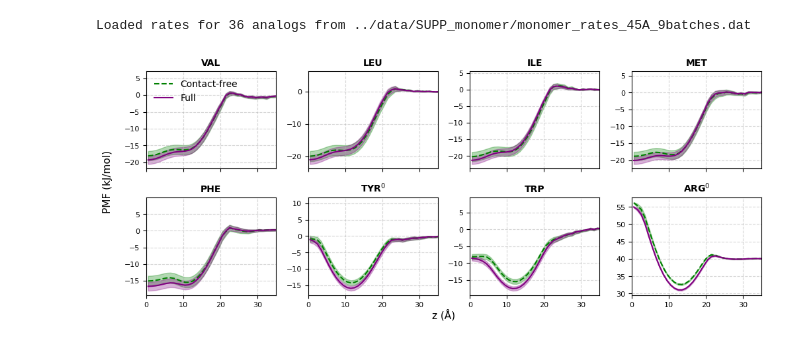
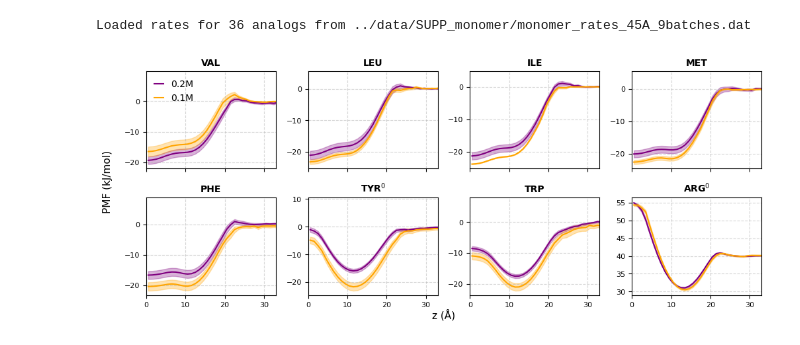
Before and after one commit to patricklague/Bories_and_Lague_2025, a Jupyter notebook: figures/scripts/FigureS7_plot.ipynb, the cells around one changed output. Saved outputs shown, nothing was run; the diff lists cells and outputs as text; code cells hidden in the pictures.

```diff
--- a/figures/scripts/FigureS7_plot.ipynb
+++ b/figures/scripts/FigureS7_plot.ipynb
@@ -30,6 +30,7 @@ import matplotlib.pyplot as plt
 import matplotlib.ticker as ticker
 import numpy as np
 import pandas as pd
+import os
 
 PMF_TOTAL = '../data/pmf_data/total'
 PMF_MONO = '../data/pmf_data/monomer_4.5A'
@@ -52,14 +53,17 @@ def get_ref_per_acid(acid):
         zero_ref=0
     return zero_ref
 
-def load_pmf_batches(acid, pmf_dir):
+def load_pmf_batches(acid, pmf_dir, conc=0.2):
     """
     Load PMF from 3 trajectory files (each with 3 batch columns),
     compute mean + SE over 9 batches. PMF is symmetrized (z >= 0).
     """
     batch_data = []
     for traj in [1, 2, 3]:
-        filepath = os.path.join(pmf_dir, acid.lower(), f'trajectory{traj}.dat')
+        if conc==0.2:
+            filepath = os.path.join(pmf_dir, acid.lower(), f'trajectory{traj}.dat')
+        elif conc==0.1:
+            filepath = os.path.join(pmf_dir, acid.lower()+"-1", f'trajectory{traj}.dat')
         if not os.path.isfile(filepath):
             continue
         df = pd.read_csv(filepath, sep=r'\s+')
@@ -104,6 +108,7 @@ def plot_pmf_mono_vs_total_45A_grid(acid_list, label_list, name, titrable=False,
         ax = axes_flat[idx]
 
         data_total = load_pmf_batches(acid, PMF_TOTAL)
+        data_total1 = load_pmf_batches(acid, PMF_TOTAL, conc=0.1)
         data_mono = load_pmf_batches(acid, PMF_MONO)
 
         if titrable:
@@ -112,42 +117,48 @@ def plot_pmf_mono_vs_total_45A_grid(acid_list, label_list, name, titrable=False,
             correction = 0
         if data_mono is not None:
             x_m, y_m, e_m = data_mono['z'], data_mono['PMF_mean'] + correction, data_mono['std_error']
-            ax.fill_between(x_m, y_m - e_m, y_m + e_m, alpha=0.3, color='green')
-            ax.plot(x_m, y_m, label='Contact-free', lw=1.5, color='green', linestyle='--')
+            #ax.fill_between(x_m, y_m - e_m, y_m + e_m, alpha=0.3, color='green')
+            #ax.plot(x_m, y_m, label='Contact-free', lw=1.5, color='green', linestyle='--')
             #print(e_m)
 
         if data_total is not None:
             x_t, y_t, e_t = data_total['z'], data_total['PMF_mean'] + correction, data_total['std_error']
             ax.fill_between(x_t, y_t - e_t, y_t + e_t, alpha=0.3, color='purple')
-            ax.plot(x_t, y_t, label='Full', lw=1.5, color='purple')
+            ax.plot(x_t, y_t, label='0.2M', lw=1.5, color='purple')
             #print(e_t)
 
+        if data_total1 is not None:
+            x_t1, y_t1, e_t1 = data_total1['z'], data_total1['PMF_mean'] + correction, data_total1['std_error']
+            ax.fill_between(x_t1, y_t1 - e_t1, y_t1 + e_t1, alpha=0.3, color='orange')
+            ax.plot(x_t1, y_t1, label='0.1M', lw=1.5, color='orange')
+            #print(e_t1)
 
-        ax.set_xlim(0, 35)
+
+        ax.set_xlim(0, 33)
         ax.set_title(label, fontsize=10, fontweight='bold')
         ax.xaxis.set_major_locator(ticker.MultipleLocator(x_grid_interval))
         ax.grid(True, which='major', linestyle='--', alpha=0.5)
         ax.tick_params(axis='both', labelsize=8)
 
         if idx == 0:
-            ax.legend(loc='upper left', fontsize=10, frameon=False)
+            ax.legend(loc='upper left', fontsize=10, frameon=False, handlelength=1)
 
     for idx in range(n_acids, len(axes_flat)):
         axes_flat[idx].set_visible(False)
 
     fig.text(0.5, 0.03, "z (Å)", ha='center', fontsize=11)
     fig.text(0.07, 0.5, "PMF (kJ/mol)", va='center', rotation='vertical', fontsize=11)
 
     plt.tight_layout(rect=[0.03, 0.03, 1, 1])
     plt.savefig(save_dir + f'{name}.png', bbox_inches='tight', dpi=600)
     plt.show()
 
 
 # Hydrophobic subset
 aa_hydrophobic = ['SCV', 'SCL', 'SCI', 'SCM', 'SCF', 'SCY', 'SCW', 'SCRN']
 labels_hydrophobic = ['VAL', 'LEU', 'ILE', 'MET', 'PHE', 'TYR$^0$', 'TRP', 'ARG$^0$']
 
 plot_pmf_mono_vs_total_45A_grid(aa_hydrophobic, labels_hydrophobic,
                                  'FigureS7', titrable=True)
 # %% [output]
-[figure, old version]
+[figure, new version]
```
Also changed, not shown: parts of 2 cells of this notebook, 1 other file.
